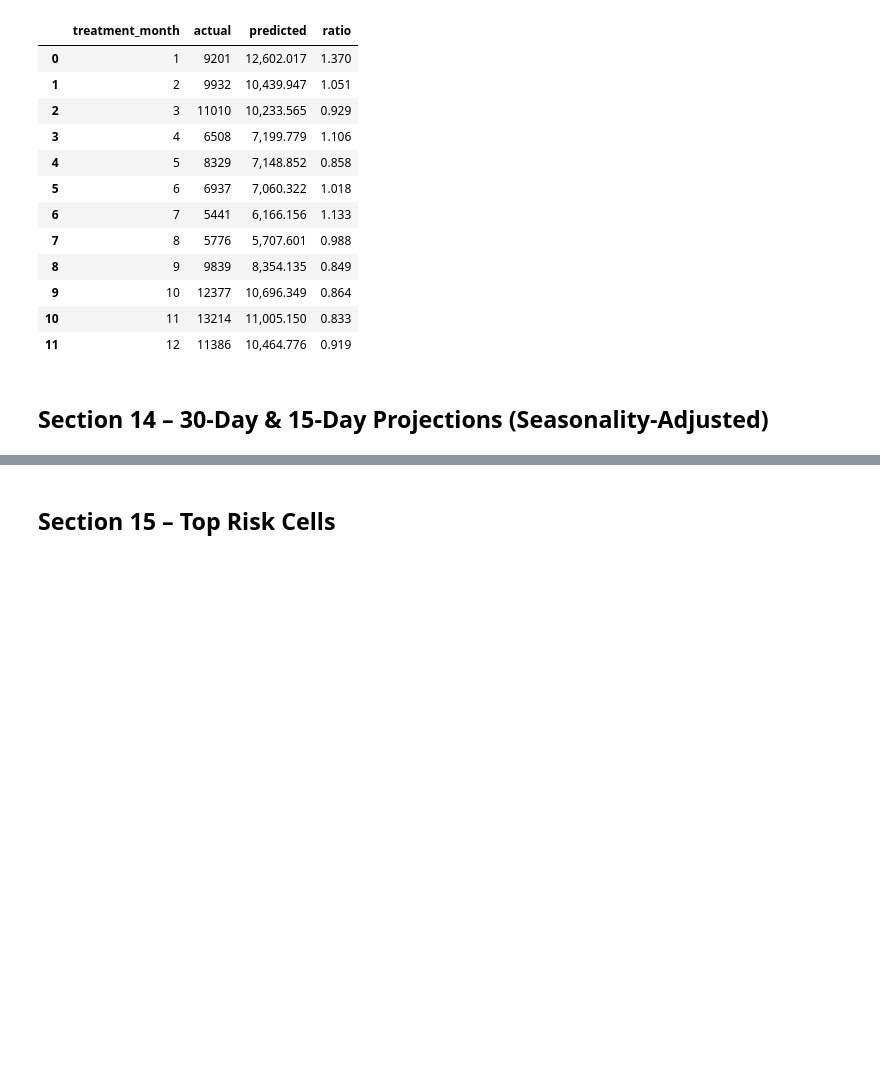
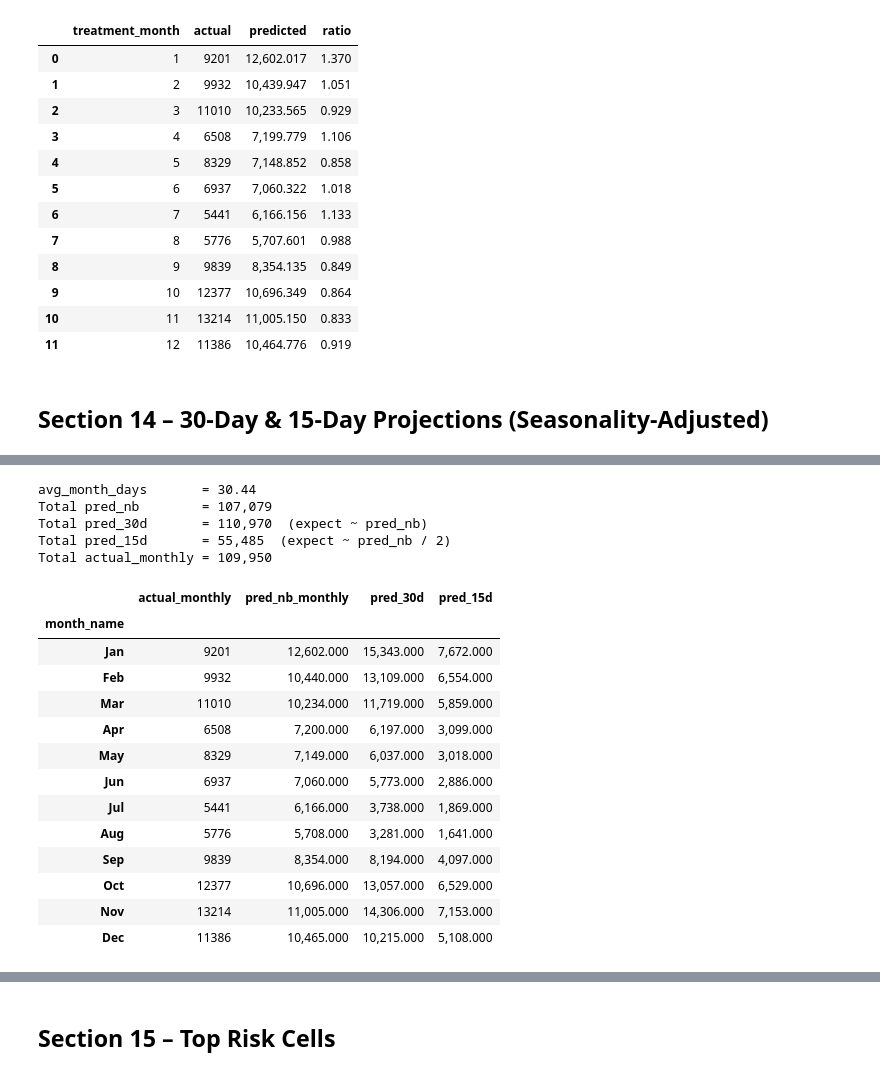
Before and after one commit to mzafaryahya/HW_PhD_Research, a Jupyter notebook: Monthly_GLM_Analysis.ipynb, the cells around one changed output, grey strips where cells are left out. Cells and saved outputs as stored; diff of their text form; code cells hidden in the pictures; blank space fills up the shorter version.

```diff
--- a/Monthly_GLM_Analysis.ipynb
+++ b/Monthly_GLM_Analysis.ipynb
@@ -1025,3 +1203,66 @@ display(horizon_summary.set_index('month_name').drop(columns='treatment_month'))
+# %%
+# ===========================================================================
+# 30-day and 15-day projections from monthly NegBin predictions
+# ===========================================================================
+# Since the GLM is fitted on MONTHLY data, pred_nb is already a monthly
+# expected count over the cell's earned-days exposure in that month.
+#
+# To project over a DIFFERENT horizon (30 or 15 days) we scale by:
+#     (target_days / avg_days_per_month) * seasonal_index
+#
+# where avg_days_per_month = DAYS_YEAR / 12 = 30.44
+#
+# seasonal_index accounts for months being above/below the annual average.
+# ---------------------------------------------------------------------------
+
+AVG_MONTH_DAYS = DAYS_YEAR / 12   # 30.44
+
+season_map = season_idx['seasonal_idx'].to_dict()
+test['season_idx'] = test['treatment_month'].map(season_map).fillna(1.0)
+
+# Scale from monthly pred -> target horizon
+test['pred_30d'] = test['pred_nb'] * (30 / AVG_MONTH_DAYS) * test['season_idx']
+test['pred_15d'] = test['pred_nb'] * (15 / AVG_MONTH_DAYS) * test['season_idx']
+
+# Sanity check: pred_30d should be close to pred_nb (since 30 ~ avg month)
+print(f'avg_month_days       = {AVG_MONTH_DAYS:.2f}')
+print(f'Total pred_nb        = {test["pred_nb"].sum():,.0f}')
+print(f'Total pred_30d       = {test["pred_30d"].sum():,.0f}  (expect ~ pred_nb)')
+print(f'Total pred_15d       = {test["pred_15d"].sum():,.0f}  (expect ~ pred_nb / 2)')
+print(f'Total actual_monthly = {test["y"].sum():,.0f}')
+
+horizon_summary = (
+    test.groupby('treatment_month')
+        .agg(
+            actual_monthly =('y',        'sum'),
+            pred_nb_monthly=('pred_nb',  'sum'),
+            pred_30d       =('pred_30d', 'sum'),
+            pred_15d       =('pred_15d', 'sum'),
+        )
+        .reset_index()
+)
+horizon_summary['month_name'] = [month_names[m-1] for m in horizon_summary['treatment_month']]
+display(horizon_summary.set_index('month_name').drop(columns='treatment_month').round(0))
+# %% [output]
+avg_month_days       = 30.44
+Total pred_nb        = 107,079
+Total pred_30d       = 110,970  (expect ~ pred_nb)
+Total pred_15d       = 55,485  (expect ~ pred_nb / 2)
+Total actual_monthly = 109,950
+|  | actual_monthly | pred_nb_monthly | pred_30d | pred_15d |
+| month_name |  |  |  |  |
+| Jan | 9201 | 12,602.000 | 15,343.000 | 7,672.000 |
+| Feb | 9932 | 10,440.000 | 13,109.000 | 6,554.000 |
+| Mar | 11010 | 10,234.000 | 11,719.000 | 5,859.000 |
+| Apr | 6508 | 7,200.000 | 6,197.000 | 3,099.000 |
+| May | 8329 | 7,149.000 | 6,037.000 | 3,018.000 |
+| Jun | 6937 | 7,060.000 | 5,773.000 | 2,886.000 |
+| Jul | 5441 | 6,166.000 | 3,738.000 | 1,869.000 |
+| Aug | 5776 | 5,708.000 | 3,281.000 | 1,641.000 |
+| Sep | 9839 | 8,354.000 | 8,194.000 | 4,097.000 |
+| Oct | 12377 | 10,696.000 | 13,057.000 | 6,529.000 |
+| Nov | 13214 | 11,005.000 | 14,306.000 | 7,153.000 |
+| Dec | 11386 | 10,465.000 | 10,215.000 | 5,108.000 |
 # %%
 # Plot: 30d vs 15d projections alongside actual
 x = np.arange(len(horizon_summary))
```
Also changed, not shown: parts of 30 cells of this notebook.
